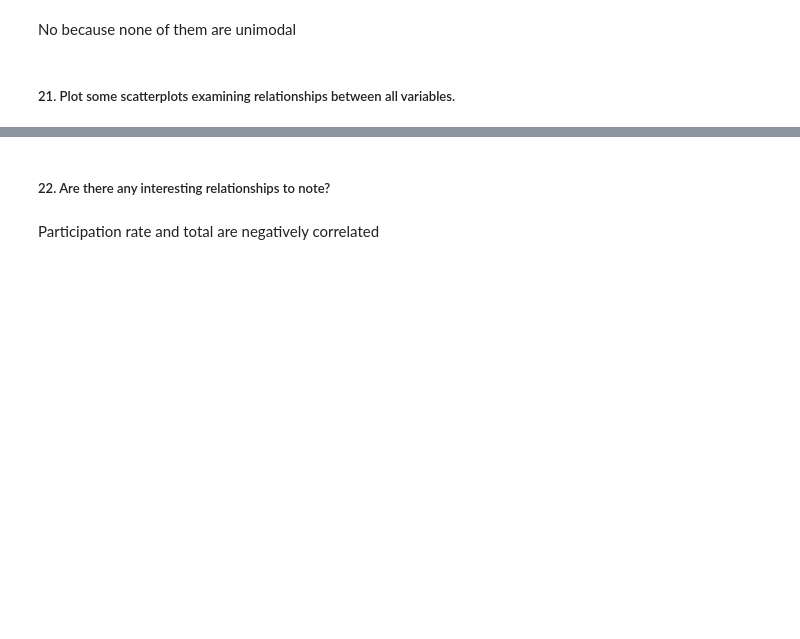
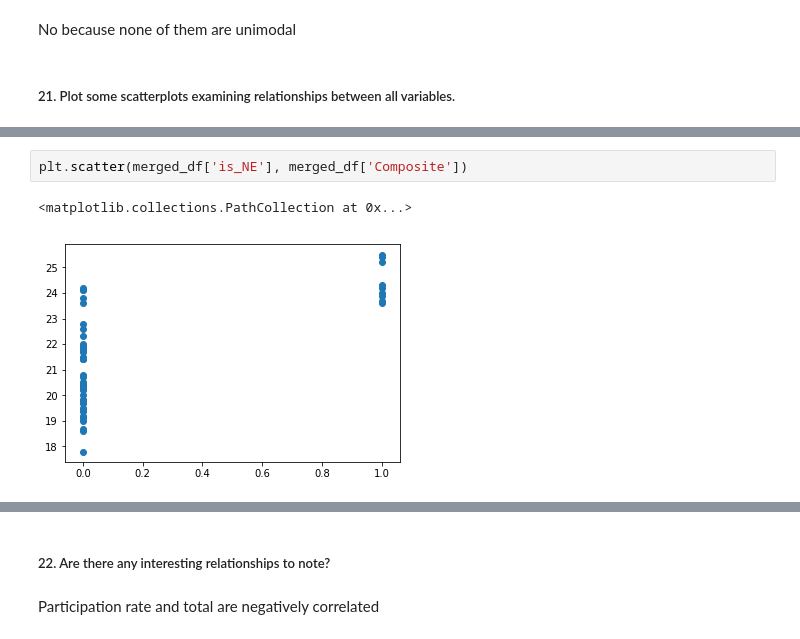
Before and after one commit to RossReisman/Standardized-Test-Data, a Jupyter notebook: code/starter-code.ipynb, the cells around one changed output, grey strips where cells are left out. Saved outputs shown, nothing was run; the diff lists cells and outputs as text; blank space fills up the shorter version.

```diff
--- a/code/starter-code.ipynb
+++ b/code/starter-code.ipynb
@@ -476,0 +570,5 @@ plt.scatter(merged_df['Evidence-Based Reading and Writing'], merged_df['Reading'
+# %%
+plt.scatter(merged_df['is_NE'], merged_df['Composite'])
+# %% [output]
+<matplotlib.collections.PathCollection at 0x...>
+[figure, added]
```
Also changed, not shown: parts of 24 cells of this notebook.
